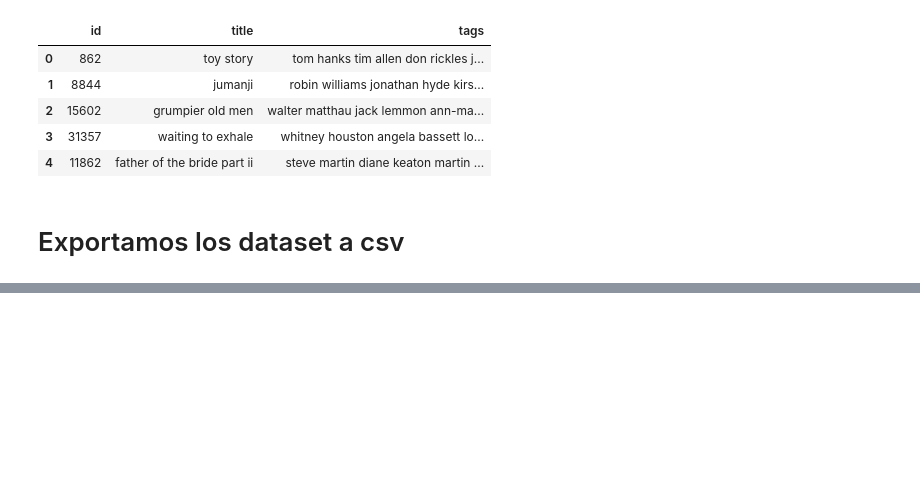
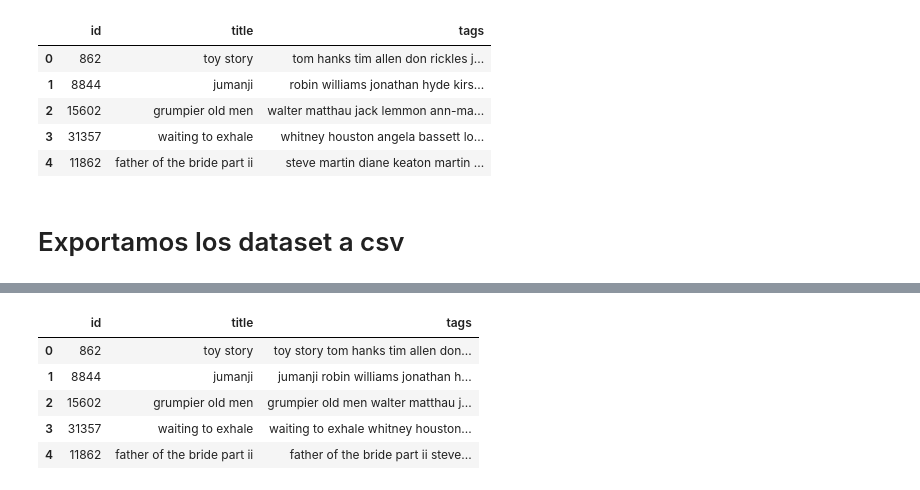
Before and after one commit to danser996/PI_DS, a Jupyter notebook: code/data_SR.ipynb, the cells around one changed output, grey strips where cells are left out. Saved outputs shown, nothing was run; the diff lists cells and outputs as text; code cells hidden in the pictures; blank space fills up the shorter version.

```diff
--- a/code/data_SR.ipynb
+++ b/code/data_SR.ipynb
@@ -301,0 +304,3 @@ dataset_2.to_csv('dataset_2.csv')
+# %%
+data = pd.read_csv('dataset_2.csv', index_col=0)
+data.head()
@@ -301,0 +314,10 @@ dataset_2.to_csv('dataset_2.csv')
+# %%
+data.tags = data.title + ' ' + data.tags
+data.head()
+# %% [output]
+|  | id | title | tags |
+| 0 | 862 | toy story | toy story tom hanks tim allen don... |
+| 1 | 8844 | jumanji | jumanji robin williams jonathan h... |
+| 2 | 15602 | grumpier old men | grumpier old men walter matthau j... |
+| 3 | 31357 | waiting to exhale | waiting to exhale whitney houston... |
+| 4 | 11862 | father of the bride part ii | father of the bride part ii steve... |
```
Also changed, not shown: parts of 3 cells of this notebook, 4 other files.
